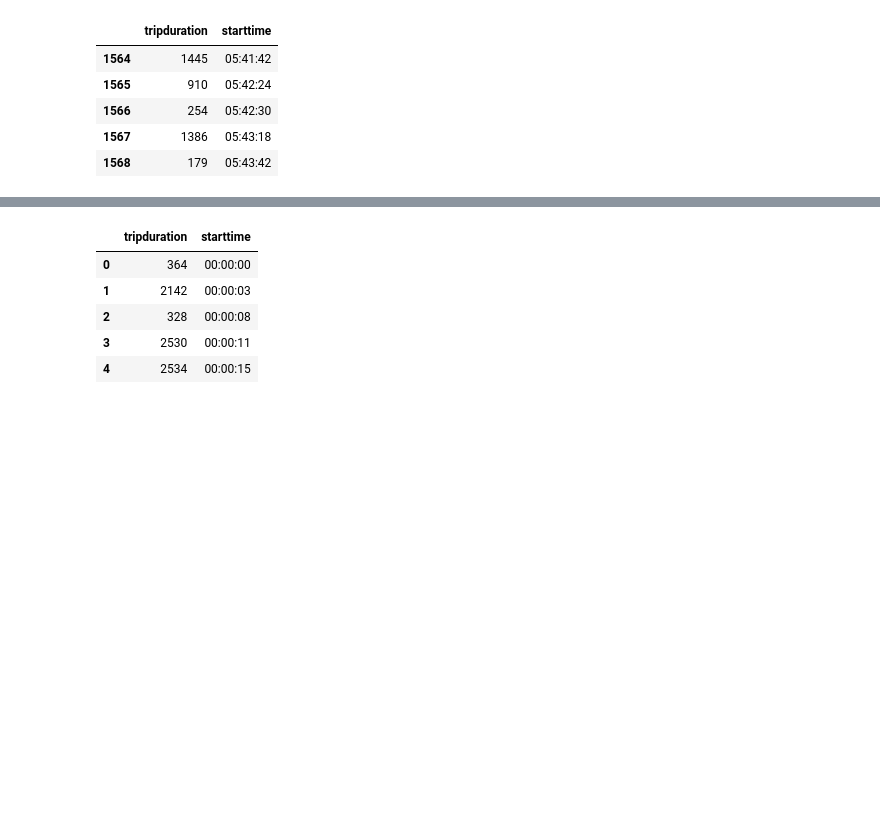
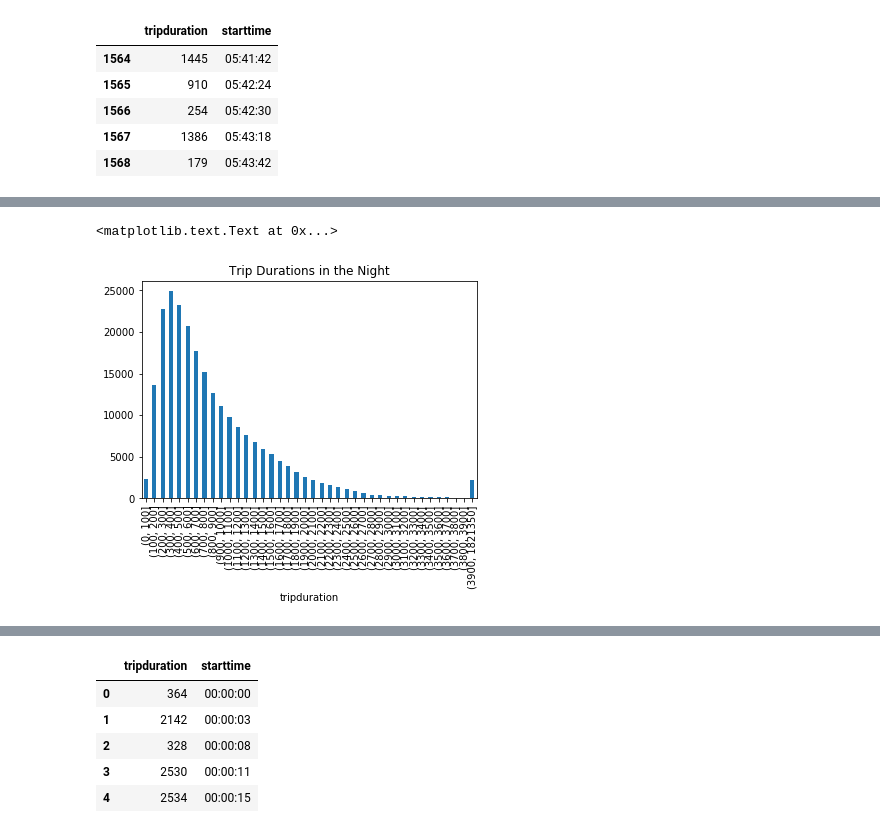
Before and after one commit to gc2300/PUI2017_gc2300, a Jupyter notebook: HW4_gc2300/HW4_A4.ipynb, the cells around one changed output, grey strips where cells are left out. Drawn from its saved outputs; the diff is of its cells as text; code cells hidden in the pictures; blank space fills up the shorter version.

```diff
--- a/HW4_gc2300/HW4_A4.ipynb
+++ b/HW4_gc2300/HW4_A4.ipynb
@@ -54,0 +97,7 @@ day.head()
+# %%
+axn = night['tripduration'].groupby(pd.cut(night['tripduration'], bins)).agg([count_nonzero]).plot(kind='bar',
+                                                                legend=False)
+axn.set_title("Trip Durations in the Night")
+# %% [output]
+<matplotlib.text.Text at 0x...>
+[figure, added]
```
Also changed, not shown: parts of 20 cells of this notebook, 3 other files.
